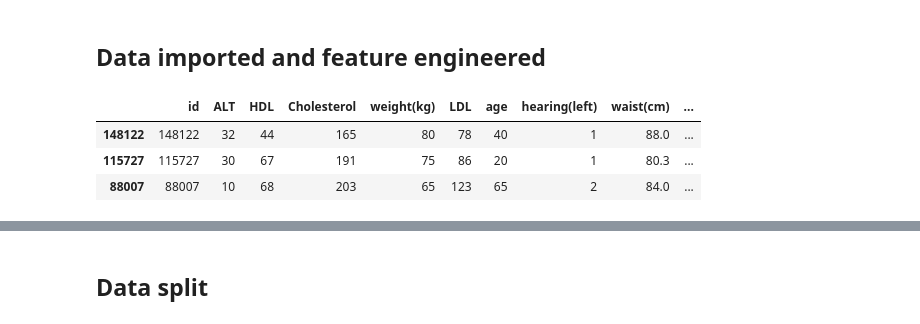
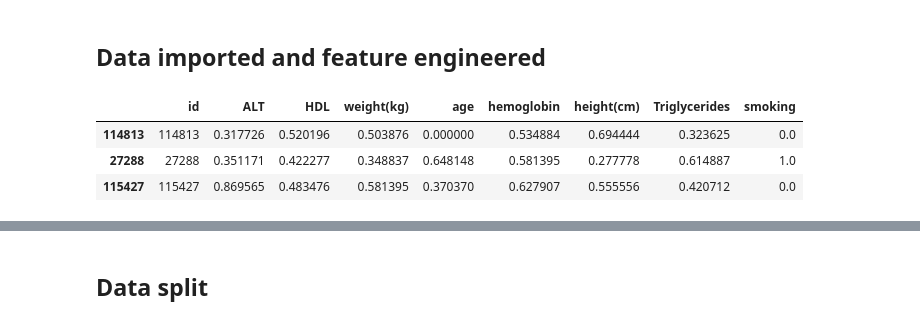
Before and after one commit to AhmedZakiAmer/Smoking_Analysis, a Jupyter notebook: FinalModel.ipynb, the cells around one changed output, grey strips where cells are left out. Drawn from its saved outputs; the diff is of its cells as text; code cells hidden in the pictures.

```diff
--- a/FinalModel.ipynb
+++ b/FinalModel.ipynb
@@ -18,13 +18,13 @@ pd.set_option('display.max_columns', None)
 # %% [markdown]
 ## Data imported and feature engineered
 # %%
-filename = 'Ndata.csv'
+filename = 'output.csv'
 data = pd.read_csv(filename)
 data.rename(columns={data.columns[0]: "id"}, inplace=True)
 pd.set_option('display.max_columns', None) # To show all columns
 data.sample(3)
 # %% [output]
-|  | id | ALT | HDL | Cholesterol | weight(kg) | LDL | age | hearing(left) | waist(cm) | ... |
-| 148122 | 148122 | 32 | 44 | 165 | 80 | 78 | 40 | 1 | 88.0 | ... |
-| 115727 | 115727 | 30 | 67 | 191 | 75 | 86 | 20 | 1 | 80.3 | ... |
-| 88007 | 88007 | 10 | 68 | 203 | 65 | 123 | 65 | 2 | 84.0 | ... |
+|  | id | ALT | HDL | weight(kg) | age | hemoglobin | height(cm) | Triglycerides | smoking |
+| 114813 | 114813 | 0.317726 | 0.520196 | 0.503876 | 0.000000 | 0.534884 | 0.694444 | 0.323625 | 0.0 |
+| 27288 | 27288 | 0.351171 | 0.422277 | 0.348837 | 0.648148 | 0.581395 | 0.277778 | 0.614887 | 1.0 |
+| 115427 | 115427 | 0.869565 | 0.483476 | 0.581395 | 0.370370 | 0.627907 | 0.555556 | 0.420712 | 0.0 |
```
Also changed, not shown: parts of 9 cells of this notebook, 2 other files.
